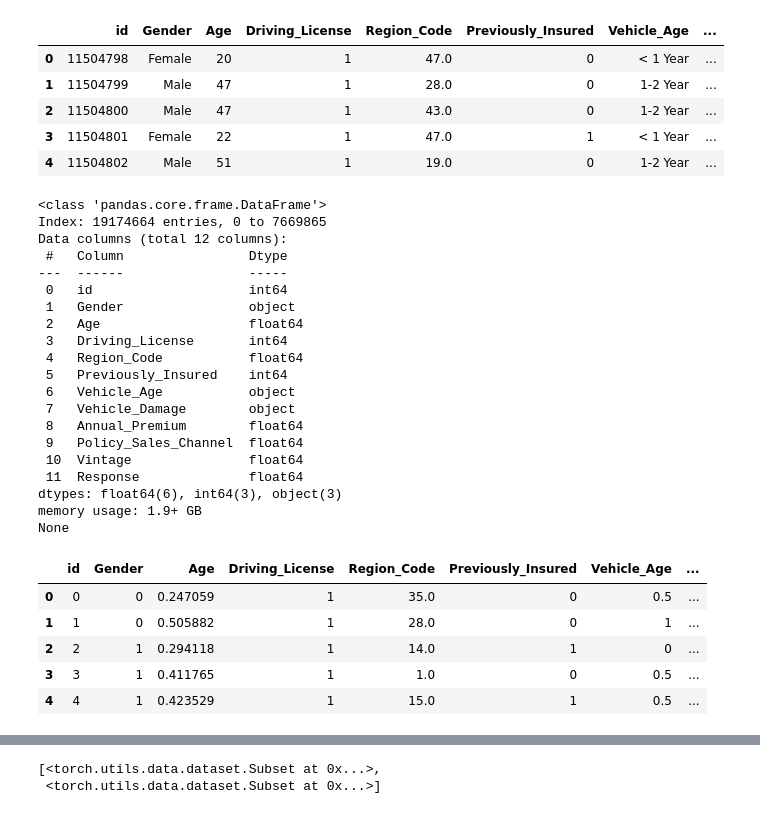
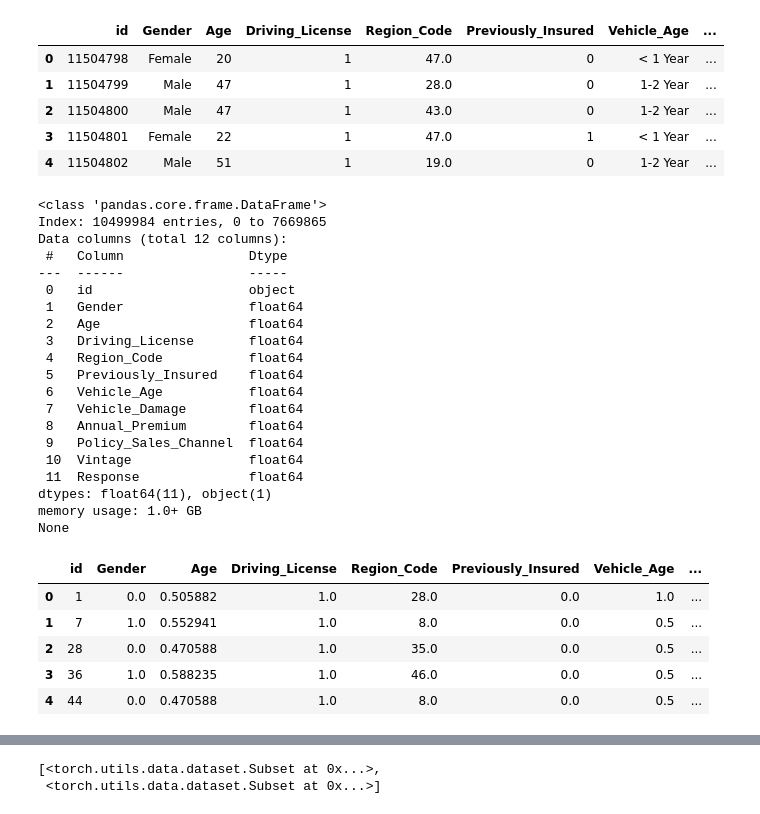
Before and after one commit to joseongho1985/playground-series-s4e7, a Jupyter notebook: test.ipynb, the cells around one changed output, grey strips where cells are left out. Saved outputs shown, nothing was run; the diff lists cells and outputs as text; code cells hidden in the pictures.

```diff
--- a/test.ipynb
+++ b/test.ipynb
@@ -12,3 +12,9 @@ trainDF.head()
 | 2 | 2 | Female | 25 | 1 | 14.0 | 1 | < 1 Year | ... |
 | 3 | 3 | Female | 35 | 1 | 1.0 | 0 | 1-2 Year | ... |
 | 4 | 4 | Female | 36 | 1 | 15.0 | 1 | 1-2 Year | ... |
+# %%
+falseDF=trainDF[trainDF['Response']==0]
+trueDF = trainDF[trainDF['Response']==1]
+trainDF2 = pd.concat((trueDF,falseDF[:len(trueDF)]))
+trainDF2 = trainDF2.reset_index(drop=True)
+trainDF2
@@ -23,46 +43,65 @@ testDF.head()
 | 3 | 11504801 | Female | 22 | 1 | 47.0 | 1 | < 1 Year | ... |
 | 4 | 11504802 | Male | 51 | 1 | 19.0 | 0 | 1-2 Year | ... |
 # %%
-concatDF = pd.concat([trainDF,testDF])
+# concatDF = pd.concat([trainDF,testDF])
+concatDF = pd.concat([trainDF2,testDF])
+
 concatDF.loc[concatDF['Gender']=='Male',['Gender']]=0
 concatDF.loc[concatDF['Gender']=='Female',['Gender']]=1
+concatDF['Gender']=concatDF['Gender'].astype(float)
+
 concatDF['Age']=concatDF['Age']/concatDF['Age'].max()
+
 concatDF.loc[concatDF['Vehicle_Age']=='< 1 Year',['Vehicle_Age']]=0
 concatDF.loc[concatDF['Vehicle_Age']=='1-2 Year',['Vehicle_Age']]=0.5
 concatDF.loc[concatDF['Vehicle_Age']=='> 2 Years',['Vehicle_Age']]=1
+concatDF['Vehicle_Age']=concatDF['Vehicle_Age'].astype(float)
+
 concatDF['Annual_Premium']=concatDF['Annual_Premium']/concatDF['Annual_Premium'].max()
+
 concatDF['Vintage']=concatDF['Vintage']/concatDF['Vintage'].max()
+
 concatDF.loc[concatDF['Vehicle_Damage']=='No',['Vehicle_Damage']]=0
 concatDF.loc[concatDF['Vehicle_Damage']=='Yes',['Vehicle_Damage']]=1
+
+concatDF['Vehicle_Damage']=concatDF['Vehicle_Damage'].astype(float)
+
+concatDF['id']=concatDF['id'].astype(str)
+
+concatDF['Driving_License']=concatDF['Driving_License'].astype(float)
+
+concatDF['Previously_Insured']=concatDF['Previously_Insured'].astype(float)
+
+
 print(concatDF.info())
 concatDF.head()
 # %% [output]
 <class 'pandas.core.frame.DataFrame'>
-Index: 19174664 entries, 0 to 7669865
+Index: 10499984 entries, 0 to 7669865
 Data columns (total 12 columns):
  #   Column                Dtype
 ---  ------                -----
- 0   id                    int64
- 1   Gender                object
+ 0   id                    object
+ 1   Gender                float64
  2   Age                   float64
- 3   Driving_License       int64
+ 3   Driving_License       float64
  4   Region_Code           float64
- 5   Previously_Insured    int64
- 6   Vehicle_Age           object
- 7   Vehicle_Damage        object
+ 5   Previously_Insured    float64
+ 6   Vehicle_Age           float64
+ 7   Vehicle_Damage        float64
  8   Annual_Premium        float64
  9   Policy_Sales_Channel  float64
  10  Vintage               float64
  11  Response              float64
-dtypes: float64(6), int64(3), object(3)
-memory usage: 1.9+ GB
+dtypes: float64(11), object(1)
+memory usage: 1.0+ GB
 None
 |  | id | Gender | Age | Driving_License | Region_Code | Previously_Insured | Vehicle_Age | ... |
-| 0 | 0 | 0 | 0.247059 | 1 | 35.0 | 0 | 0.5 | ... |
-| 1 | 1 | 0 | 0.505882 | 1 | 28.0 | 0 | 1 | ... |
-| 2 | 2 | 1 | 0.294118 | 1 | 14.0 | 1 | 0 | ... |
-| 3 | 3 | 1 | 0.411765 | 1 | 1.0 | 0 | 0.5 | ... |
-| 4 | 4 | 1 | 0.423529 | 1 | 15.0 | 1 | 0.5 | ... |
+| 0 | 1 | 0.0 | 0.505882 | 1.0 | 28.0 | 0.0 | 1.0 | ... |
+| 1 | 7 | 1.0 | 0.552941 | 1.0 | 8.0 | 0.0 | 0.5 | ... |
+| 2 | 28 | 0.0 | 0.470588 | 1.0 | 35.0 | 0.0 | 0.5 | ... |
+| 3 | 36 | 1.0 | 0.588235 | 1.0 | 46.0 | 0.0 | 0.5 | ... |
+| 4 | 44 | 0.0 | 0.470588 | 1.0 | 8.0 | 0.0 | 0.5 | ... |
 # %%
 # Get cpu, gpu or mps device for training.
 device = (
```
Also changed, not shown: parts of 12 cells of this notebook, 2 other files.
